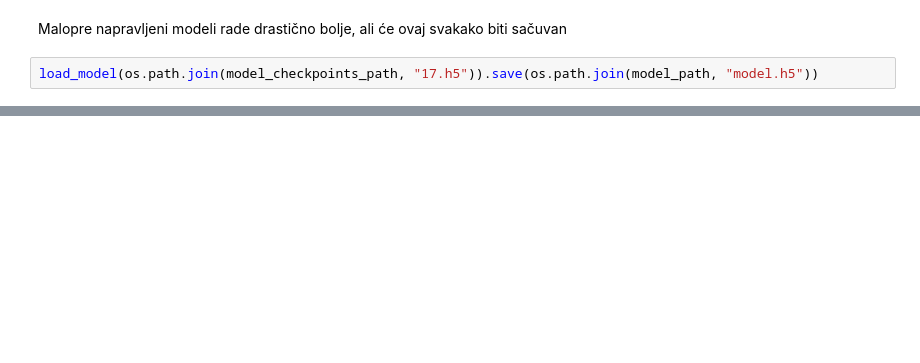
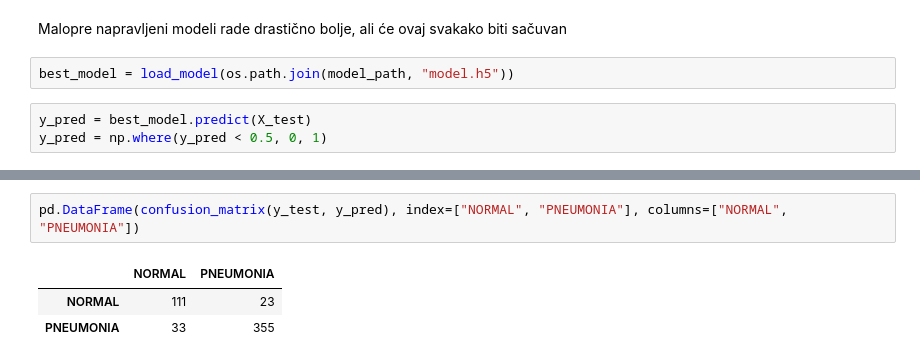
Before and after one commit to someoneb100/mu-chest-x-ray, a Jupyter notebook: 05_alexnet.ipynb, the cells around one changed output, grey strips where cells are left out. Saved outputs shown, nothing was run; the diff lists cells and outputs as text; blank space fills up the shorter version.

```diff
--- a/05_alexnet.ipynb
+++ b/05_alexnet.ipynb
@@ -144,4 +163,7 @@ plt.tight_layout()
 # %% [markdown]
 Malopre napravljeni modeli rade drastično bolje, ali će ovaj svakako biti sačuvan
 # %%
-load_model(os.path.join(model_checkpoints_path, "17.h5")).save(os.path.join(model_path, "model.h5"))
+best_model = load_model(os.path.join(model_path, "model.h5"))
+# %%
+y_pred = best_model.predict(X_test)
+y_pred = np.where(y_pred < 0.5, 0, 1)
@@ -147,0 +183,6 @@ load_model(os.path.join(model_checkpoints_path, "17.h5")).save(os.path.join(mode
+# %%
+pd.DataFrame(confusion_matrix(y_test, y_pred), index=["NORMAL", "PNEUMONIA"], columns=["NORMAL", "PNEUMONIA"])
+# %% [output]
+|  | NORMAL | PNEUMONIA |
+| NORMAL | 111 | 23 |
+| PNEUMONIA | 33 | 355 |
```
Also changed, not shown: parts of 9 cells of this notebook.
